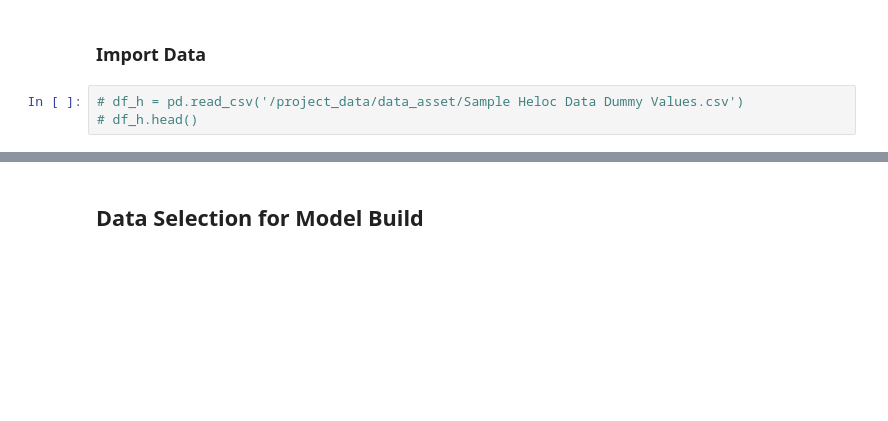
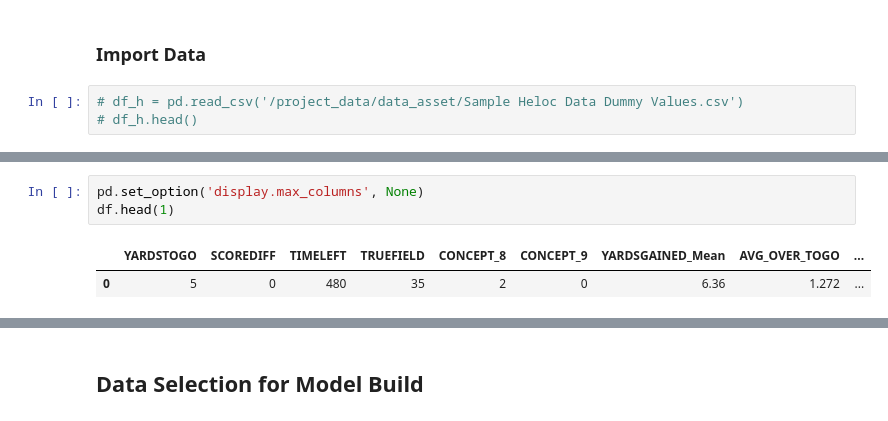
Before and after one commit to git-dan-hub/J_Lab, a Jupyter notebook: ASB_CECL_Model_Deploy_021022.ipynb, the cells around one changed output, grey strips where cells are left out. Cells and saved outputs as stored; diff of their text form; blank space fills up the shorter version.

```diff
--- a/ASB_CECL_Model_Deploy_021022.ipynb
+++ b/ASB_CECL_Model_Deploy_021022.ipynb
@@ -38,3 +73,9 @@ from mytest_function import transform_mydata
+# %%
+pd.set_option('display.max_columns', None)
+df.head(1)
+# %% [output]
+|  | YARDSTOGO | SCOREDIFF | TIMELEFT | TRUEFIELD | CONCEPT_8 | CONCEPT_9 | YARDSGAINED_Mean | AVG_OVER_TOGO | ... |
+| 0 | 5 | 0 | 480 | 35 | 2 | 0 | 6.36 | 1.272 | ... |
 # %%
 df = transform_mydata(df1)
 df.head()
```
Also changed, not shown: parts of 50 cells of this notebook.
